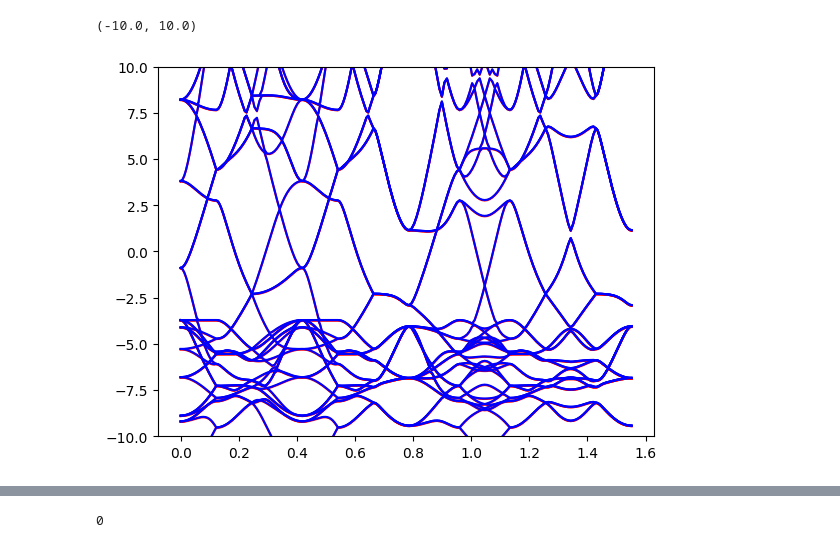
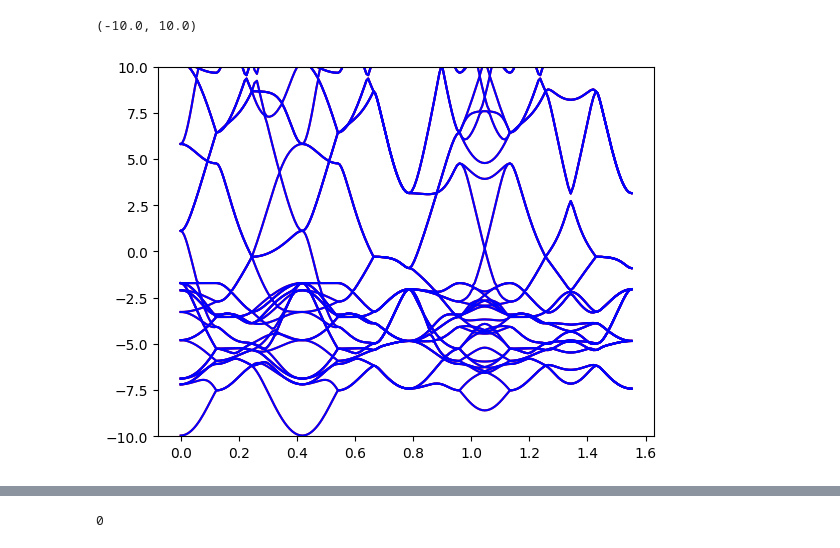
Before and after one commit to deepmodeling/dftio, a Jupyter notebook: dftio/io/siesta/check_siesta.ipynb, the cells around one changed output, grey strips where cells are left out. Drawn from its saved outputs; the diff is of its cells as text; code cells hidden in the pictures.

```diff
--- a/dftio/io/siesta/check_siesta.ipynb
+++ b/dftio/io/siesta/check_siesta.ipynb
@@ -63,7 +29,7 @@ from ase.io import read
 from dptb.data import OrbitalMapper
 import torch
 
-AtomicData = dataset[0]
+AtomicData = dataset[1]
 kpath = [[0., 0.,0.,20],
                 [0.0000000000,   0.5000000000,   0.0000000000,20],
                 [0.5000000000,   0.5000000000,   0.0000000000,20],
@@ -93,9 +106,9 @@ AtomicData = eigs(AtomicData.to_dict())
 # %%
 import numpy as np
 band_siesta = np.load('/personal/DeepTB/dptb_Zjj/DFTIO/dftio/test/data/test_siesta/eigs_siesta.npy')
 plt.plot(kdist_list, AtomicData[_keys.ENERGY_EIGENVALUE_KEY][0].numpy(),'r')
-plt.plot(kdist_list, band_siesta-2,'b')
+plt.plot(kdist_list, band_siesta,'b')
 plt.ylim(-10,10)
 # %% [output]
 (-10.0, 10.0)
-[figure, old version]
+[figure, new version]
```
Also changed, not shown: parts of 7 cells of this notebook, 1 other file.
